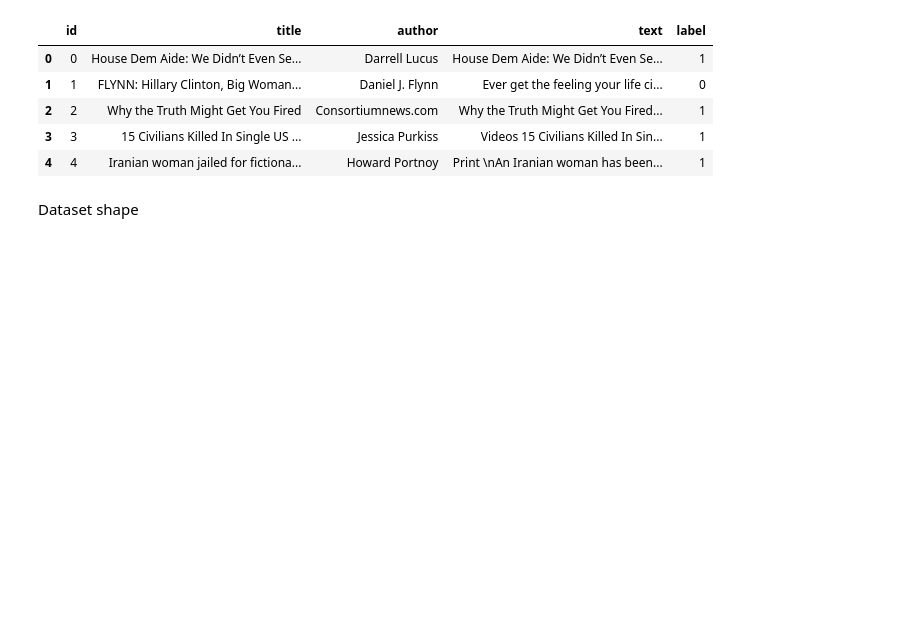
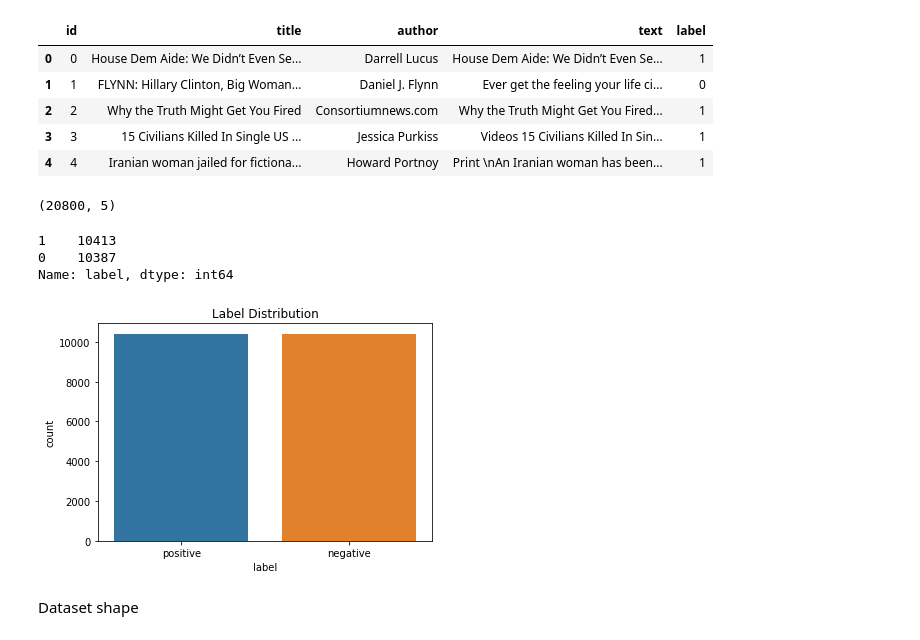
Before and after one commit to Tusharyadav147/Fake-News-Classifier-LSTM, a Jupyter notebook: Fake_News_Classifier_Using_LSTM.ipynb, the cells around one changed output. Drawn from its saved outputs; the diff is of its cells as text; code cells hidden in the pictures; blank space fills up the shorter version.

```diff
--- a/Fake_News_Classifier_Using_LSTM.ipynb
+++ b/Fake_News_Classifier_Using_LSTM.ipynb
@@ -42,6 +42,26 @@ df.head()
 | 2 | 2 | Why the Truth Might Get You Fired | Consortiumnews.com | Why the Truth Might Get You Fired... | 1 |
 | 3 | 3 | 15 Civilians Killed In Single US ... | Jessica Purkiss | Videos 15 Civilians Killed In Sin... | 1 |
 | 4 | 4 | Iranian woman jailed for fictiona... | Howard Portnoy | Print \nAn Iranian woman has been... | 1 |
+# %%
+df.shape
+# %% [output]
+(20800, 5)
+# %%
+df["label"].value_counts()
+# %% [output]
+1    10413
+0    10387
+Name: label, dtype: int64
+# %%
+import seaborn as sns
+import matplotlib.pyplot as plt
+
+sns.countplot("label", data = df)
+plt.title("Label Distribution")
+plt.xticks([0,1],["positive", "negative"])
+plt.show()
+# %% [output]
+[figure, added]
 # %% [markdown]
 Dataset shape
 # %%
```
Also changed, not shown: parts of 24 cells of this notebook.
